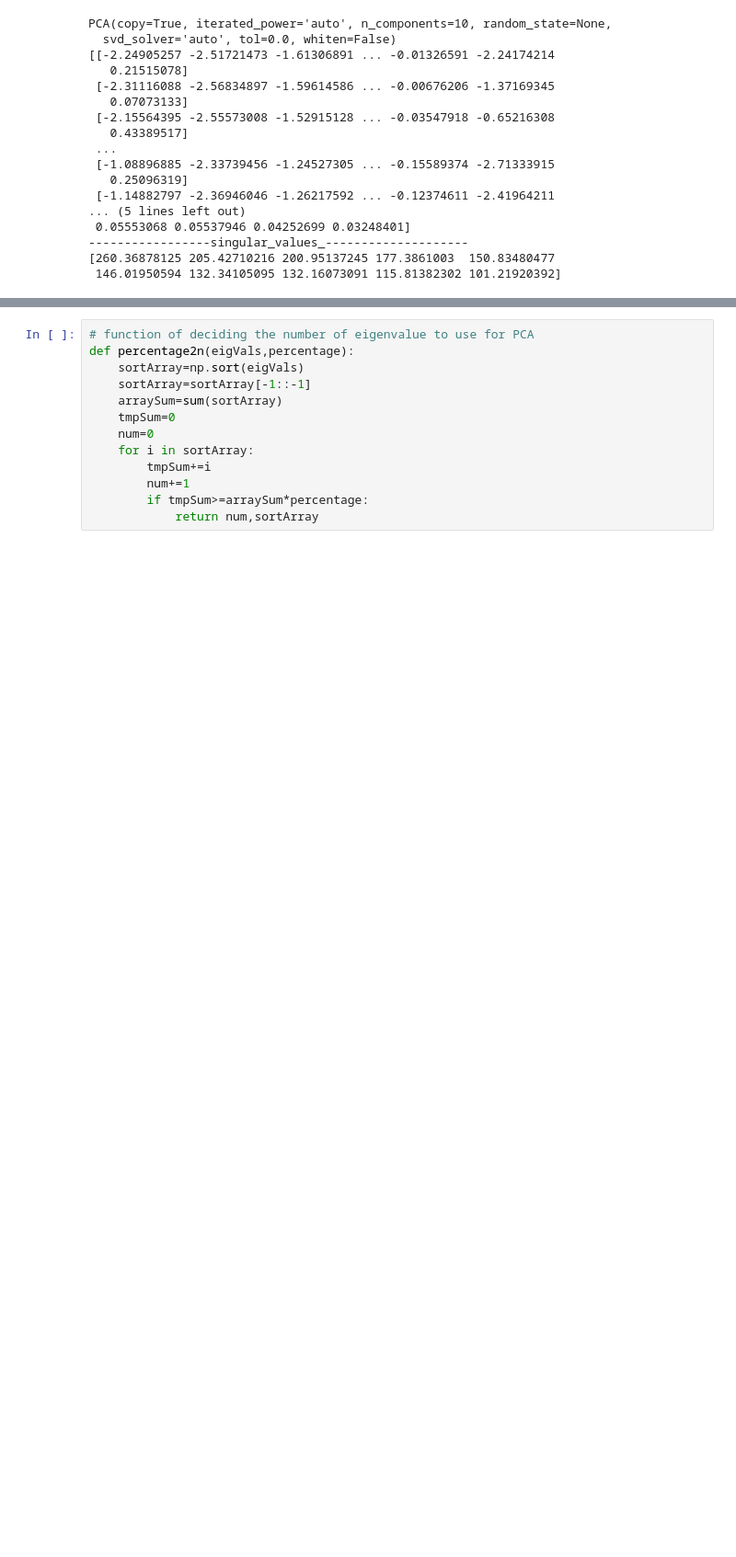
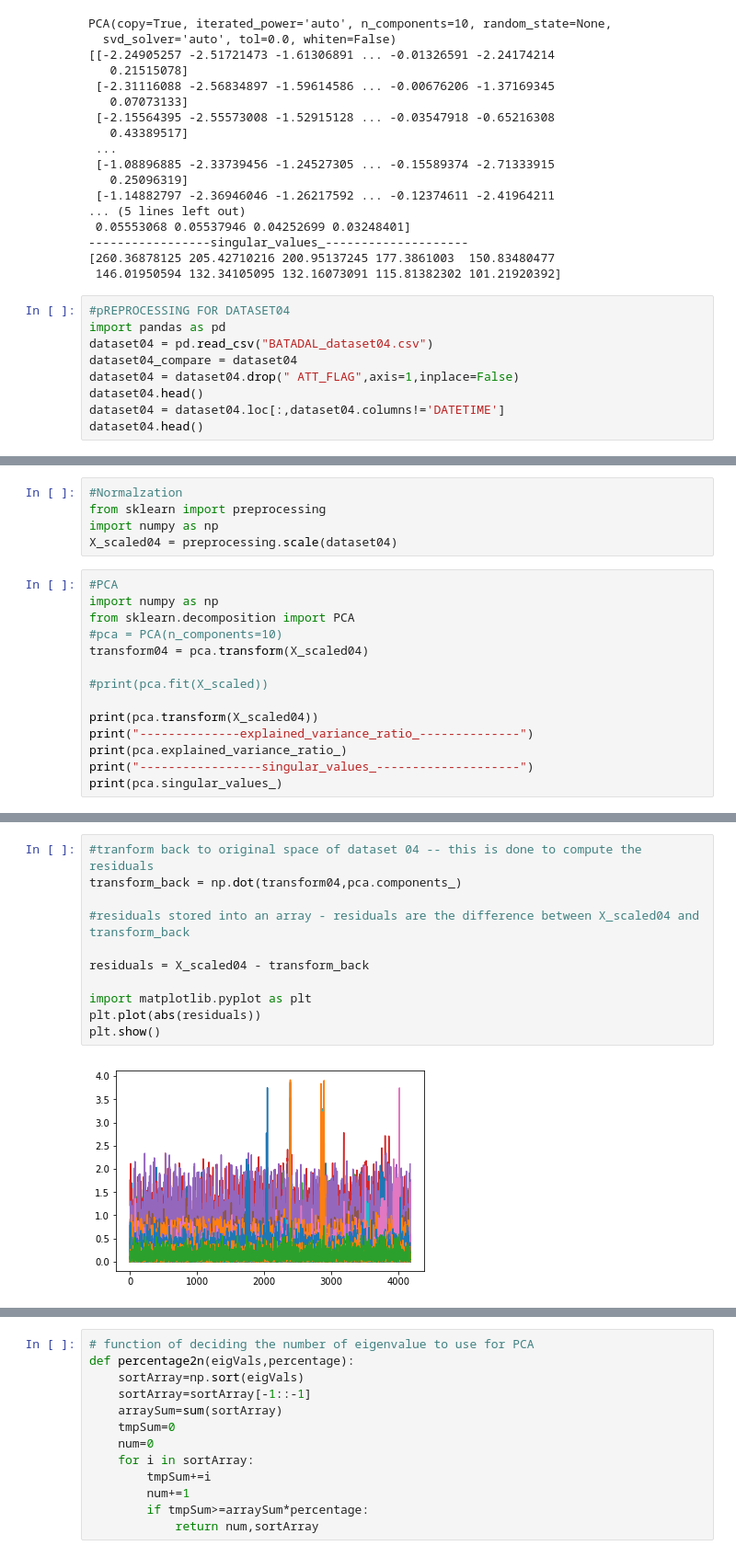
Before and after one commit to enreina/cs4035-lab, a Jupyter notebook: lab2/cda_assignment2.ipynb, the cells around one changed output, grey strips where cells are left out. Shown at 92% size. Cells and saved outputs as stored; diff of their text form; blank space fills up the shorter version.

```diff
--- a/lab2/cda_assignment2.ipynb
+++ b/lab2/cda_assignment2.ipynb
@@ -126,3 +126,12 @@ PCA(copy=True, iterated_power='auto', n_components=10, random_state=None,
 -----------------singular_values_--------------------
 [260.36878125 205.42710216 200.95137245 177.3861003  150.83480477
  146.01950594 132.34105095 132.16073091 115.81382302 101.21920392]
+# %%
+#pREPROCESSING FOR DATASET04
+import pandas as pd
+dataset04 = pd.read_csv("BATADAL_dataset04.csv")
+dataset04_compare = dataset04
+dataset04 = dataset04.drop(" ATT_FLAG",axis=1,inplace=False)
+dataset04.head()
+dataset04 = dataset04.loc[:,dataset04.columns!='DATETIME']
+dataset04.head()
@@ -128,0 +146,19 @@ PCA(copy=True, iterated_power='auto', n_components=10, random_state=None,
+# %%
+#Normalzation
+from sklearn import preprocessing
+import numpy as np
+X_scaled04 = preprocessing.scale(dataset04)
+# %%
+#PCA
+import numpy as np
+from sklearn.decomposition import PCA
+#pca = PCA(n_components=10)
+transform04 = pca.transform(X_scaled04)
+
+#print(pca.fit(X_scaled))
+
+print(pca.transform(X_scaled04))
+print("--------------explained_variance_ratio_--------------")
+print(pca.explained_variance_ratio_)
+print("-----------------singular_values_--------------------")
+print(pca.singular_values_)
@@ -128,0 +185,13 @@ PCA(copy=True, iterated_power='auto', n_components=10, random_state=None,
+# %%
+#tranform back to original space of dataset 04 -- this is done to compute the residuals
+transform_back = np.dot(transform04,pca.components_)
+
+#residuals stored into an array - residuals are the difference between X_scaled04 and transform_back
+
+residuals = X_scaled04 - transform_back
+
+import matplotlib.pyplot as plt
+plt.plot(abs(residuals))
+plt.show()
+# %% [output]
+[figure, added]
```
Also changed, not shown: parts of 8 cells of this notebook.
